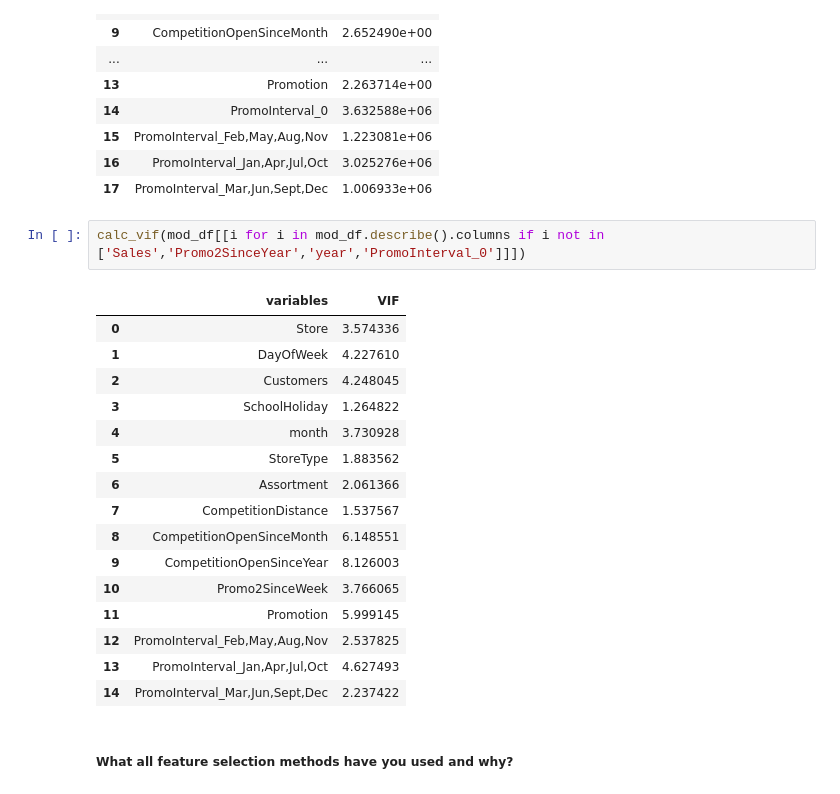
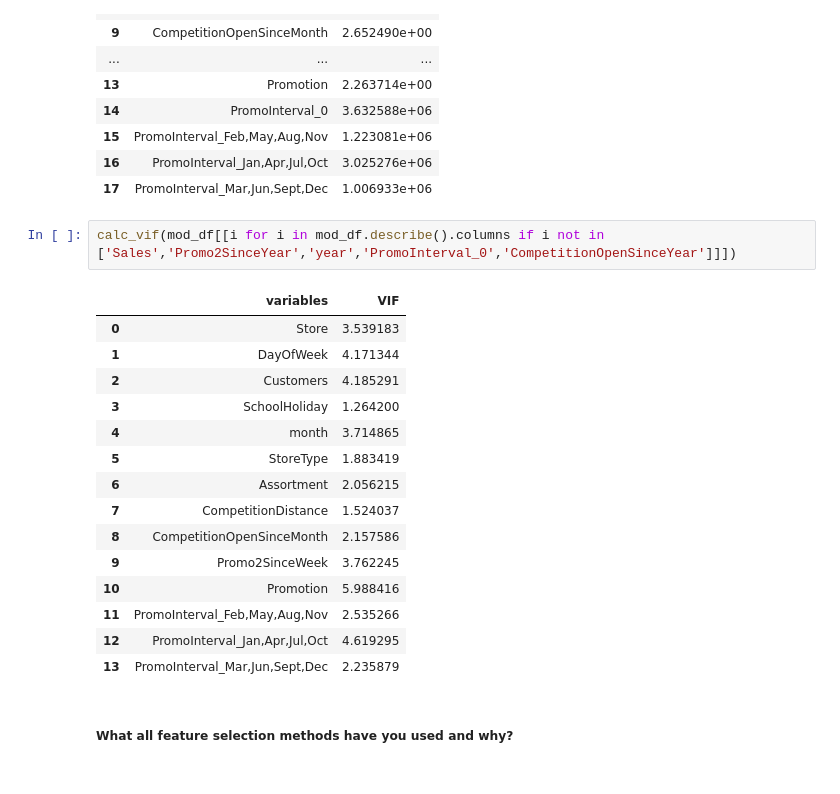
Before and after one commit to Jeetesh-KumarM/CAPSTONE-PROJECT-2-Regression, a Jupyter notebook: Capstone_Project_2_Regression.ipynb, the cells around one changed output. Drawn from its saved outputs; the diff is of its cells as text.

```diff
--- a/Capstone_Project_2_Regression.ipynb
+++ b/Capstone_Project_2_Regression.ipynb
@@ -1154,24 +1154,23 @@ calc_vif(mod_df[[i for i in mod_df.describe().columns if i not in ['Sales']]])
 | 16 | PromoInterval_Jan,Apr,Jul,Oct | 3.025276e+06 |
 | 17 | PromoInterval_Mar,Jun,Sept,Dec | 1.006933e+06 |
 # %%
-calc_vif(mod_df[[i for i in mod_df.describe().columns if i not in ['Sales','Promo2SinceYear','year','PromoInterval_0']]])
+calc_vif(mod_df[[i for i in mod_df.describe().columns if i not in ['Sales','Promo2SinceYear','year','PromoInterval_0','CompetitionOpenSinceYear']]])
 # %% [output]
 |  | variables | VIF |
-| 0 | Store | 3.574336 |
-| 1 | DayOfWeek | 4.227610 |
-| 2 | Customers | 4.248045 |
-| 3 | SchoolHoliday | 1.264822 |
-| 4 | month | 3.730928 |
-| 5 | StoreType | 1.883562 |
-| 6 | Assortment | 2.061366 |
-| 7 | CompetitionDistance | 1.537567 |
-| 8 | CompetitionOpenSinceMonth | 6.148551 |
-| 9 | CompetitionOpenSinceYear | 8.126003 |
-| 10 | Promo2SinceWeek | 3.766065 |
-| 11 | Promotion | 5.999145 |
-| 12 | PromoInterval_Feb,May,Aug,Nov | 2.537825 |
-| 13 | PromoInterval_Jan,Apr,Jul,Oct | 4.627493 |
-| 14 | PromoInterval_Mar,Jun,Sept,Dec | 2.237422 |
+| 0 | Store | 3.539183 |
+| 1 | DayOfWeek | 4.171344 |
+| 2 | Customers | 4.185291 |
+| 3 | SchoolHoliday | 1.264200 |
+| 4 | month | 3.714865 |
+| 5 | StoreType | 1.883419 |
+| 6 | Assortment | 2.056215 |
+| 7 | CompetitionDistance | 1.524037 |
+| 8 | CompetitionOpenSinceMonth | 2.157586 |
+| 9 | Promo2SinceWeek | 3.762245 |
+| 10 | Promotion | 5.988416 |
+| 11 | PromoInterval_Feb,May,Aug,Nov | 2.535266 |
+| 12 | PromoInterval_Jan,Apr,Jul,Oct | 4.619295 |
+| 13 | PromoInterval_Mar,Jun,Sept,Dec | 2.235879 |
 # %% [markdown]
 ##### What all feature selection methods have you used  and why?
 # %% [markdown]
```
Also changed, not shown: parts of 27 cells of this notebook.
